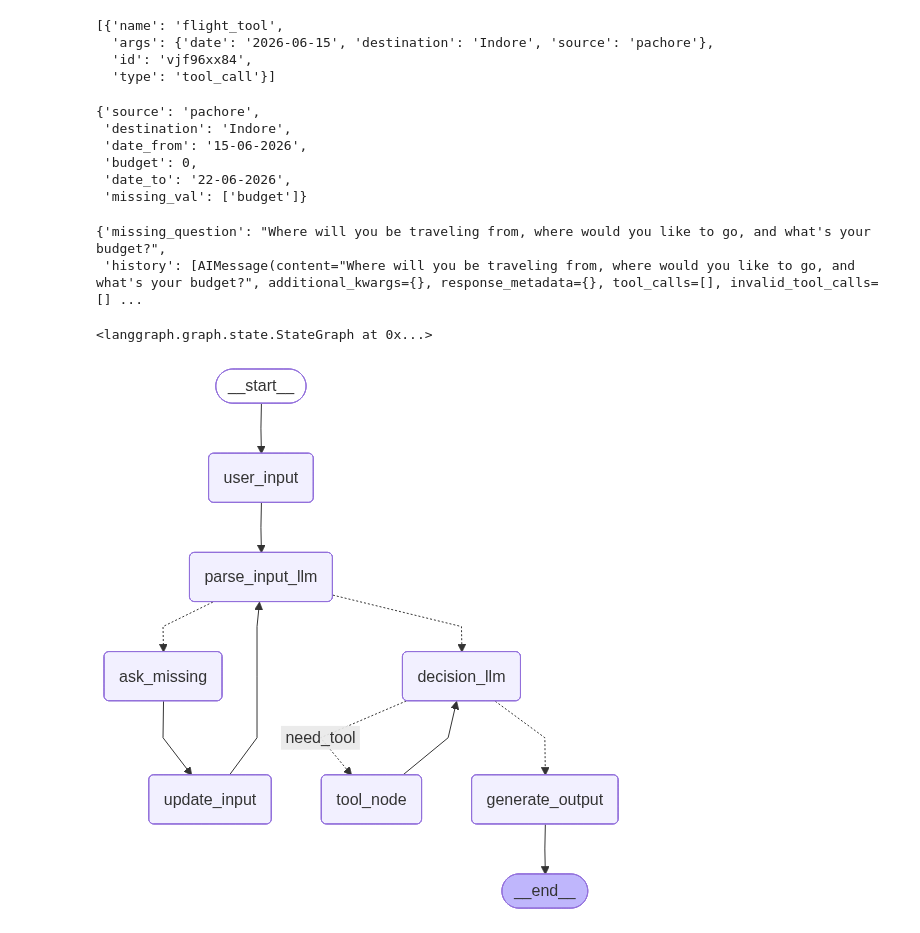
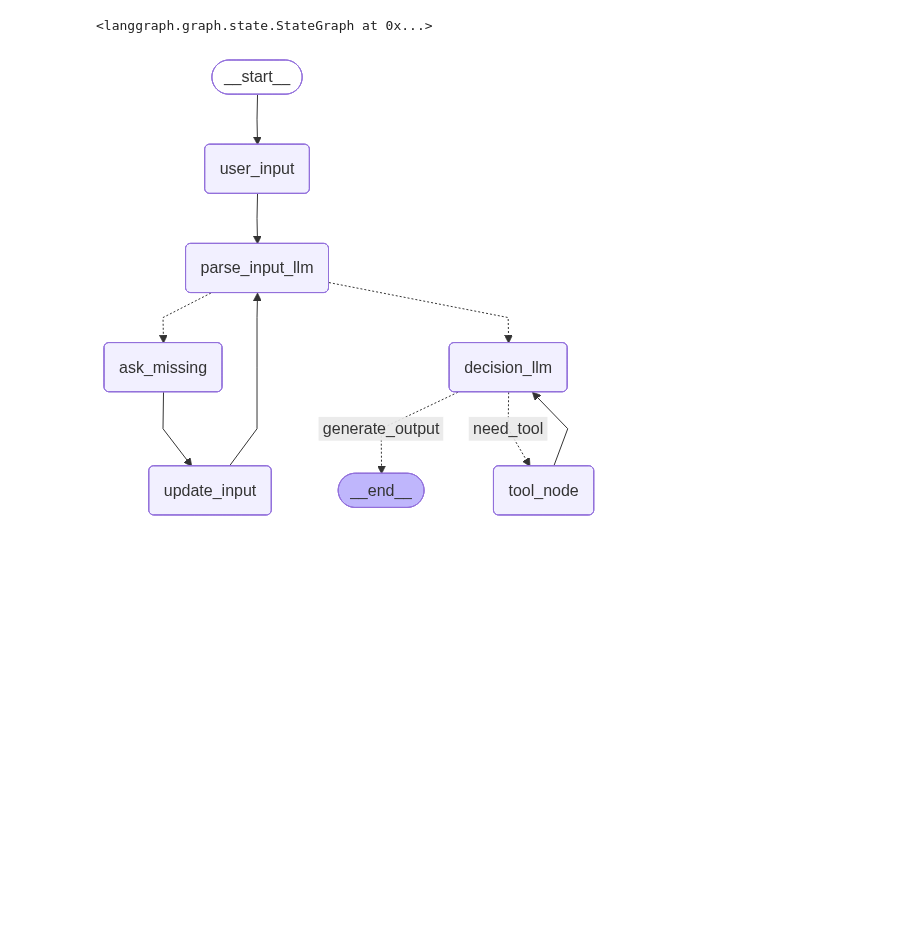
Before and after one commit to MadhavGupta1506/langgraph, a Jupyter notebook: 08_travel_llm.ipynb, the cells around one changed output. Drawn from its saved outputs; the diff is of its cells as text; code cells hidden in the pictures; blank space fills up the shorter version.

Commit message:
completed travel AI Agent

```diff
--- a/08_travel_llm.ipynb
+++ b/08_travel_llm.ipynb
@@ -18,9 +18,11 @@ class TravelState(TypedDict):
     destination: str = Field(description="Arrival city or destination where the user wants to travel (e.g., Pune, BOM).")
     date_from: str = Field(description="Start date of the trip in YYYY-MM-DD or natural language format.")
     date_to: str = Field(description="End date of the trip in YYYY-MM-DD or natural language format.")
-    budget: int = Field(description="Total budget for the trip in INR. Should be normalized (e.g., '10k' → 10000).")
+    budget: int = Field(default=0,description="Total budget for the trip in INR. Should be normalized (e.g., '10k' -> 10000).")
     missing_val: List[str] = Field(default_factory=list, description="List of missing required fields among source, destination, date_from, date_to, and budget.")
     missing_question: str = Field(description="Clarification question generated to ask the user for missing trip details.")
     missing_response: str = Field(description="User's response to the clarification question, used to update missing fields.")
-    history: List[str] = Field(description="Conversation history storing previous interactions between user and assistant.")
+    history: Annotated[list, operator.add]
+    tools: list
+    output: str = Field(description="Final output")
 # %%
@@ -292,20 +291 @@ Be precise, efficient, and user-focused."""
-# %%
-s = TravelState({
-    'user_input': "I want to go to Indore from pachore from 15 june 2026 to 22 june 2026 with 8000 budget",
-    'source': 'pachore',
-    'destination': 'Indore',
-    'date_from': '15-06-2026',
-    'date_to': '22-06-2026',
-    'budget': 8000,
-    'missing_val': [],
-    'missing_question': "",
-    'missing_response': "",
-    'history': []
-})
-decision_llm(s)
-# %% [output]
-[{'name': 'flight_tool',
-  'args': {'date': '2026-06-15', 'destination': 'Indore', 'source': 'pachore'},
-  'id': 'vjf96xx84',
-  'type': 'tool_call'}]
 # %%
@@ -321,43 +300,24 @@ def generate_output(state:TravelState):
-# %%
-s=TravelState(user_input="I want to go to Indore from pachore on 15 june for 7 days")
-parse_input_llm(s)
-# %% [output]
-{'source': 'pachore',
- 'destination': 'Indore',
- 'date_from': '15-06-2026',
- 'budget': 0,
- 'date_to': '22-06-2026',
- 'missing_val': ['budget']}
-# %%
-s=TravelState(missing_val=["budget,destination,source"])
-ask_missing(s)
-# %% [output]
-{'missing_question': "Where will you be traveling from, where would you like to go, and what's your budget?",
- 'history': [AIMessage(content="Where will you be traveling from, where would you like to go, and what's your budget?", additional_kwargs={}, response_metadata={}, tool_calls=[], invalid_tool_calls=[] ...
 # %%
-state=StateGraph(TravelState)
-state.add_node("user_input",user_input)
-state.add_node("parse_input_llm",parse_input_llm)
-state.add_node("ask_missing",ask_missing)
-state.add_node("update_input",update_input)
-state.add_node("decision_llm",decision_llm)
-state.add_node("tool_node",tool_node)
-state.add_node("generate_output",generate_output)
+state_graph = StateGraph(TravelState)
+state_graph.add_node("user_input", user_input)
+state_graph.add_node("parse_input_llm", parse_input_llm)
+state_graph.add_node("ask_missing", ask_missing)
+state_graph.add_node("update_input", update_input)
+state_graph.add_node("decision_llm", decision_llm)
+state_graph.add_node("tool_node", tool_node)
 
-
-state.add_edge(START,"user_input")
-state.add_edge("user_input","parse_input_llm")
-state.add_conditional_edges("parse_input_llm",missing_check_router,{"decision_llm":"decision_llm","ask_missing":"ask_missing"})
-state.add_edge("tool_node","decision_llm")
-state.add_conditional_edges("decision_llm",check_tools,{"need_tool":"tool_node","generate_output":"generate_output"})
-state.add_edge("ask_missing","update_input")
-state.add_edge("update_input","parse_input_llm")
-state.add_edge("generate_output",END)
+state_graph.add_edge(START, "user_input")
+state_graph.add_edge("user_input", "parse_input_llm")
+state_graph.add_conditional_edges("parse_input_llm", missing_check_router, {"decision_llm": "decision_llm", "ask_missing": "ask_missing"})
+state_graph.add_edge("tool_node", "decision_llm")
+state_graph.add_conditional_edges("decision_llm", check_tools, {"need_tool": "tool_node", "generate_output": END})
+state_graph.add_edge("ask_missing", "update_input")
+state_graph.add_edge("update_input", "parse_input_llm")
 # %% [output]
 <langgraph.graph.state.StateGraph at 0x...>
 # %%
-workflow=state.compile()
+workflow=state_graph.compile()
 workflow
 # %% [output]
-[figure, old version]
+[figure, new version]
 # %%
```
Also changed, not shown: parts of 14 cells of this notebook, 1 other file.
